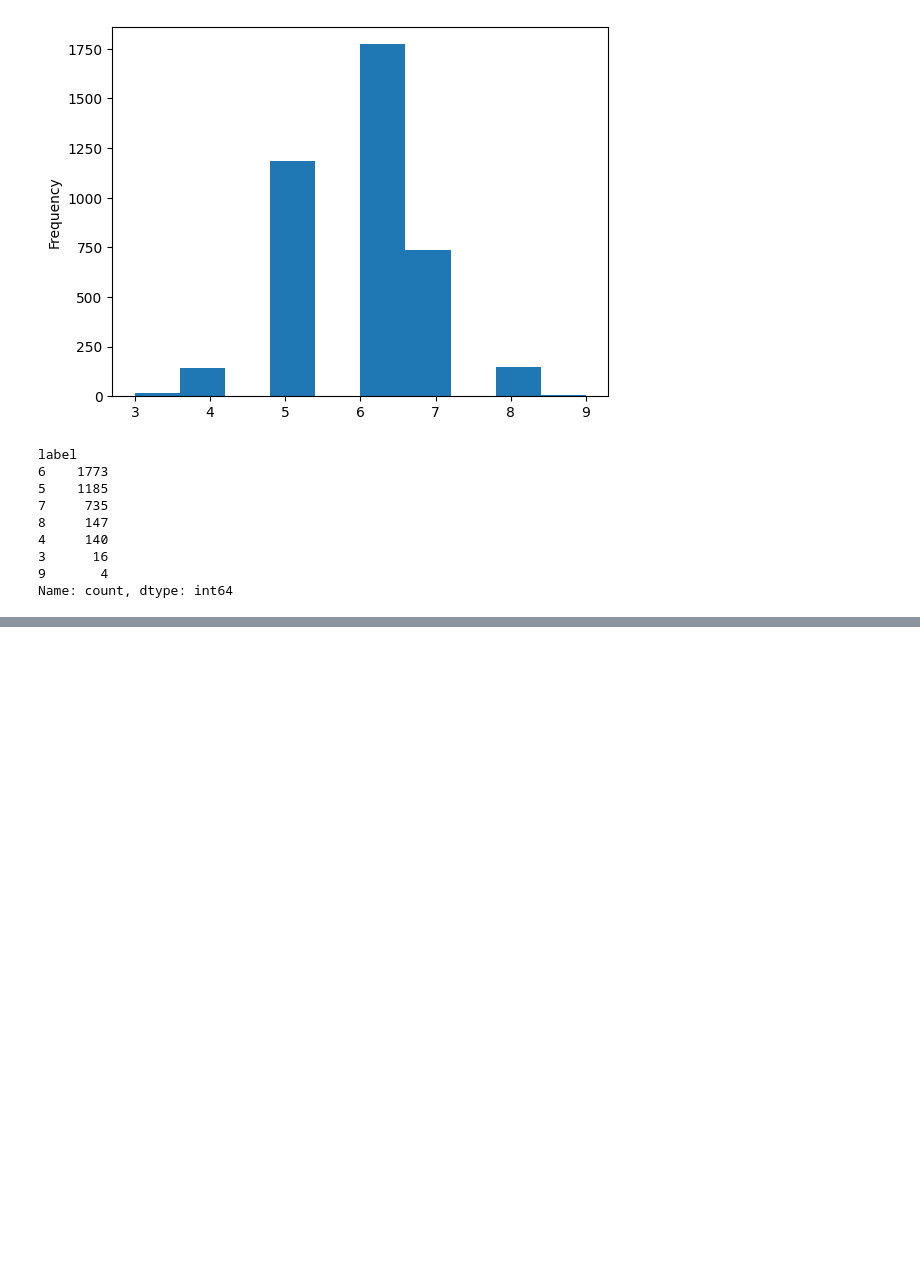
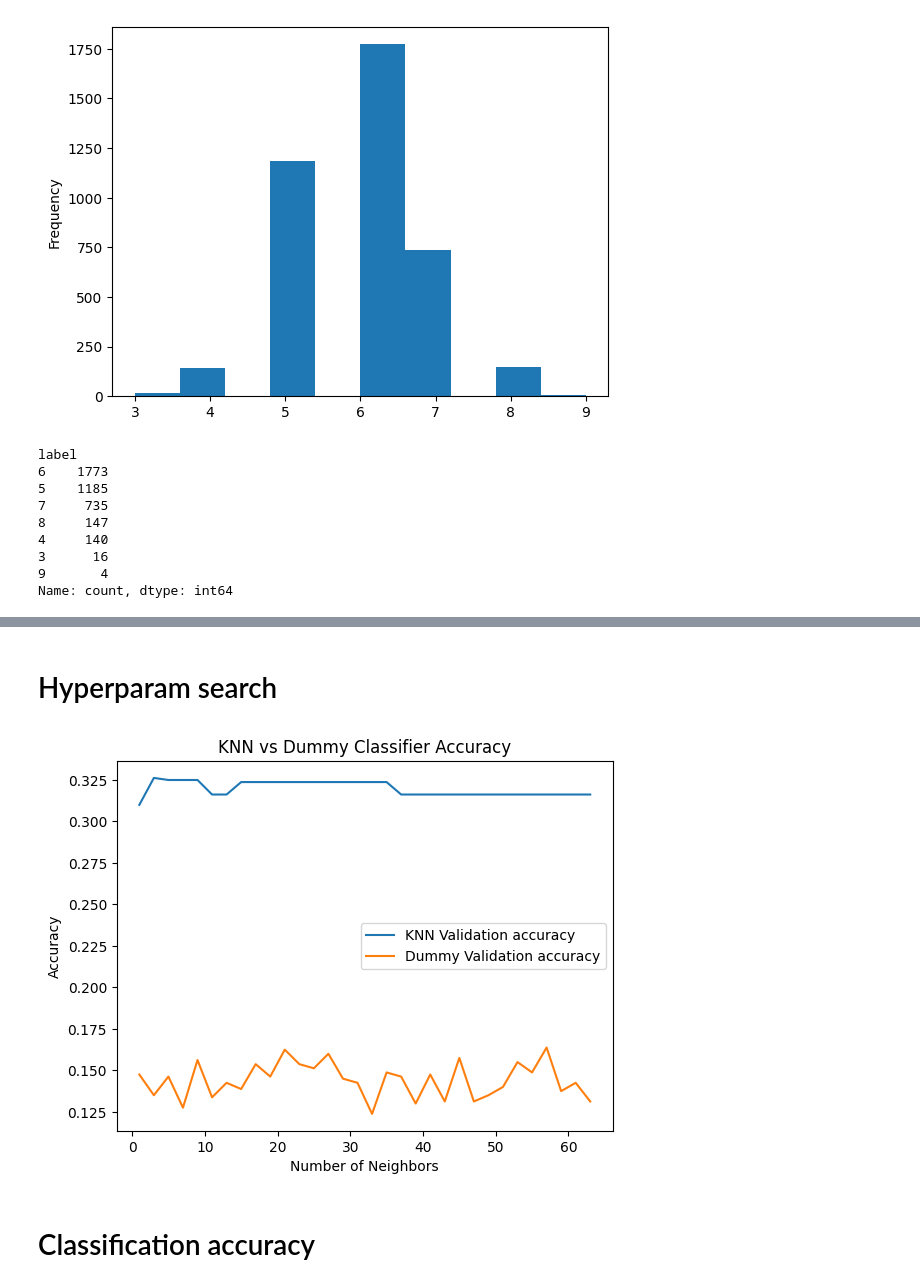
Before and after one commit to tornikeo/lut-gpgpu-final-project, a Jupyter notebook: 14_knn.ipynb, the cells around one changed output, grey strips where cells are left out. Cells and saved outputs as stored; diff of their text form; code cells hidden in the pictures; blank space fills up the shorter version.

```diff
--- a/14_knn.ipynb
+++ b/14_knn.ipynb
@@ -256,0 +222,44 @@ weighted avg       0.31      0.31      0.31       800
+# %% [markdown]
+# Hyperparam search
+# %%
+from sklearn.metrics import accuracy_score
+from sklearn.dummy import DummyClassifier
+
+neighbors = range(1, 64, 2)
+
+# train_accuracy_knn = []
+val_accuracy_knn = []
+# train_accuracy_dummy = []
+val_accuracy_dummy = []
+
+for n in neighbors:
+    # Create and train the KNN model
+    knn = CuKNN(n_neighbors=n)
+    knn.fit(train_x, train_y)
+
+    # Predict on the validation set using KNN
+    val_pred_knn = knn.predict(val_x)
+    # Calculate validation accuracy for KNN
+    val_acc_knn = accuracy_score(val_y, val_pred_knn)
+    val_accuracy_knn.append(val_acc_knn)
+
+    # Create and train the Dummy classifier
+    dummy = DummyClassifier(strategy='uniform')  # Random prediction
+    dummy.fit(train_x, train_y)
+
+    # Predict on the validation set using Dummy classifier
+    val_pred_dummy = dummy.predict(val_x)
+    # Calculate validation accuracy for Dummy classifier
+    val_acc_dummy = accuracy_score(val_y, val_pred_dummy)
+    val_accuracy_dummy.append(val_acc_dummy)
+
+# Plot the results
+plt.plot(neighbors, val_accuracy_knn, label='KNN Validation accuracy')
+plt.plot(neighbors, val_accuracy_dummy, label='Dummy Validation accuracy')
+plt.xlabel('Number of Neighbors')
+plt.ylabel('Accuracy')
+plt.title('KNN vs Dummy Classifier Accuracy')
+plt.legend()
+plt.show()
+# %% [output]
+[figure, added]
@@ -256,0 +268,2 @@ weighted avg       0.31      0.31      0.31       800
+# %% [markdown]
+# Classification accuracy
```
Also changed, not shown: parts of 10 cells of this notebook, 4 other files.
